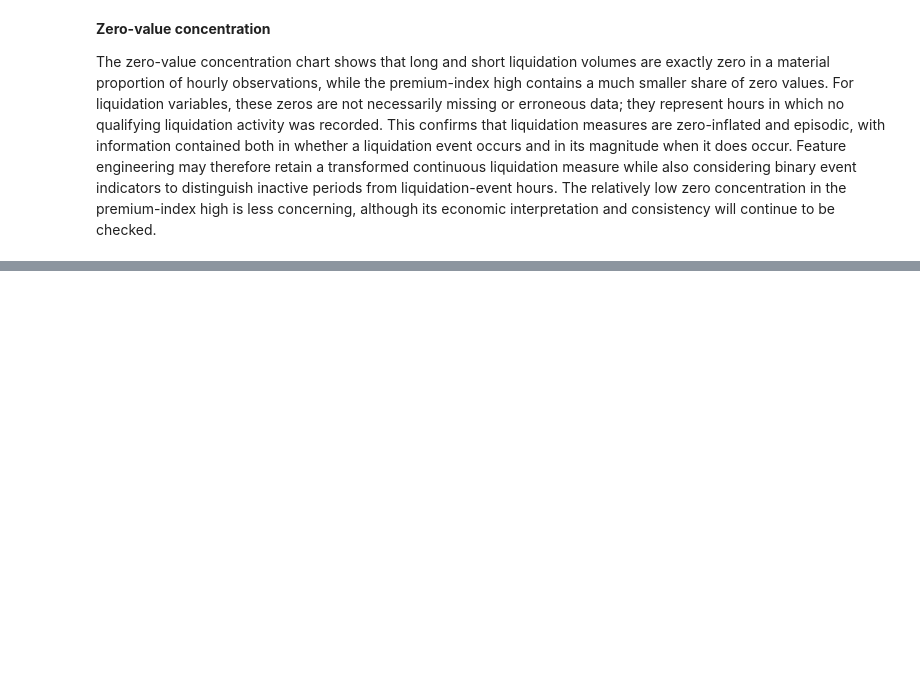
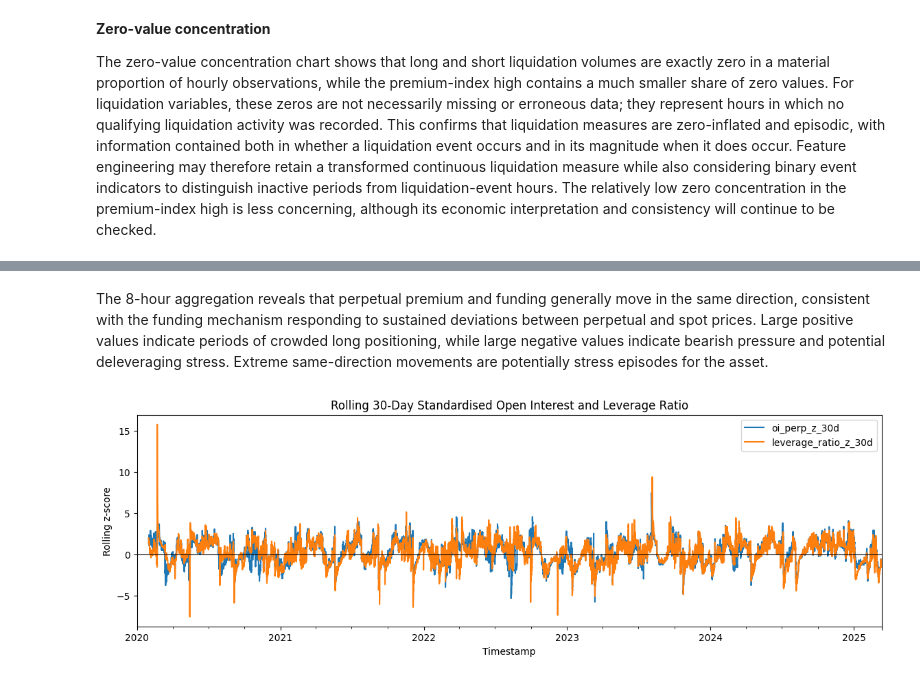
Before and after one commit to jade-lam/CQF, a Jupyter notebook: CQF_Final_Project.ipynb, the cells around one changed output, grey strips where cells are left out. Cells and saved outputs as stored; diff of their text form; code cells hidden in the pictures; blank space fills up the shorter version.

```diff
--- a/CQF_Final_Project.ipynb
+++ b/CQF_Final_Project.ipynb
@@ -2001,0 +2113,18 @@ The zero-value concentration chart shows that long and short liquidation volumes
+# %% [markdown]
+The 8-hour aggregation reveals that perpetual premium and funding generally move in the same direction, consistent with the funding mechanism responding to sustained deviations between perpetual and spot prices. Large positive values indicate periods of crowded long positioning, while large negative values indicate bearish pressure and potential deleveraging stress. Extreme same-direction movements are potentially stress episodes for the asset.
+# %%
+# Rolling standardisation of open interest and leverage ratio
+rolling_window = 24 * 30
+
+temporal_df["oi_perp_z_30d"] = (temporal_df["oi_perp"] - temporal_df["oi_perp"].rolling(rolling_window).mean()) / temporal_df["oi_perp"].rolling(rolling_window).std()
+temporal_df["leverage_ratio_z_30d"] = (temporal_df["leverage_ratio"] - temporal_df["leverage_ratio"].rolling(rolling_window).mean()) / temporal_df["leverage_ratio"].rolling(rolling_window).std()
+
+temporal_df[["oi_perp_z_30d", "leverage_ratio_z_30d"]].plot(figsize=(14, 4))
+
+plt.axhline(0, color="black", linewidth=0.8)
+plt.title("Rolling 30-Day Standardised Open Interest and Leverage Ratio")
+plt.ylabel("Rolling z-score")
+plt.xlabel("Timestamp")
+plt.show()
+# %% [output]
+[figure, added]
```
Also changed, not shown: parts of 18 cells of this notebook.
